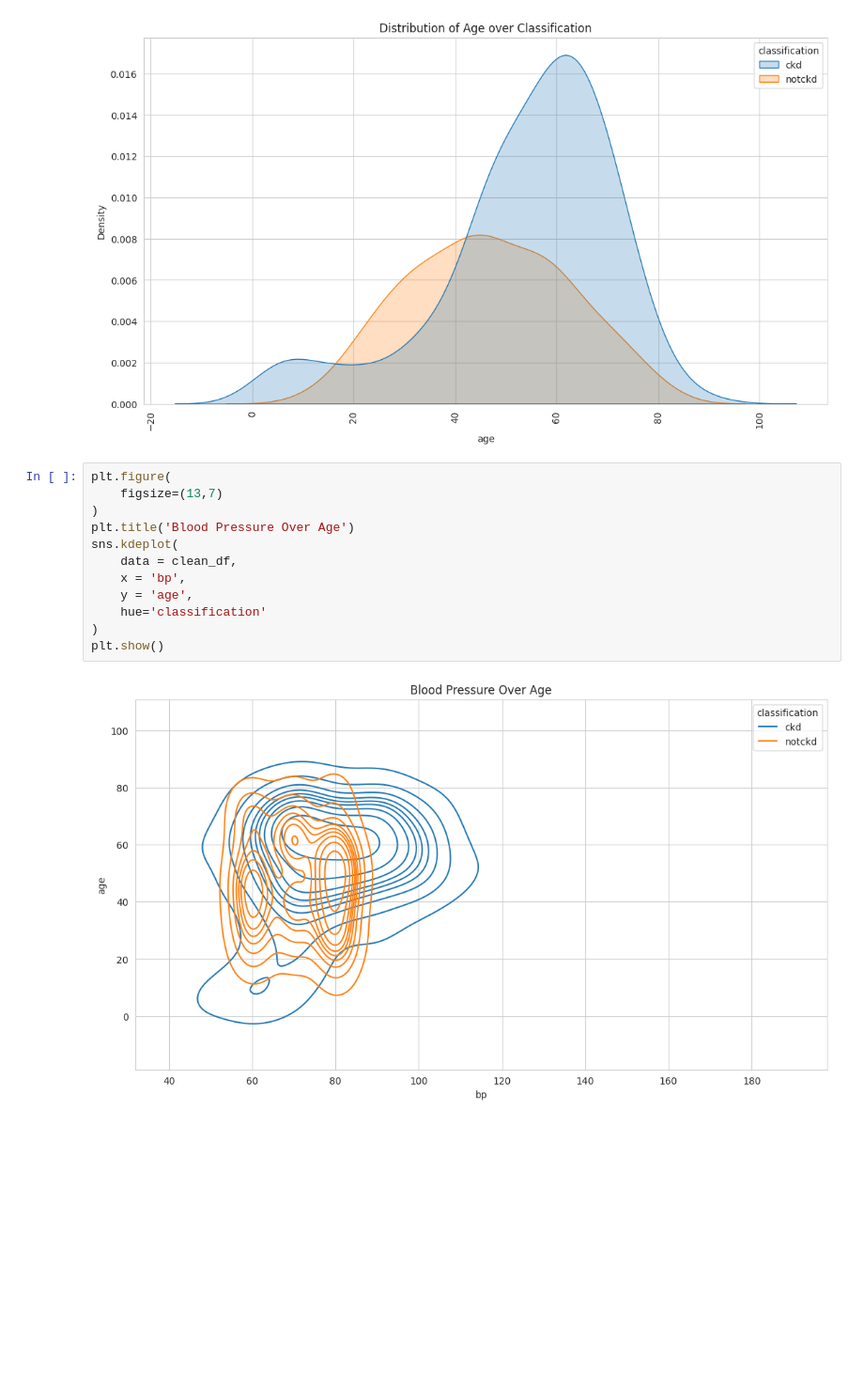
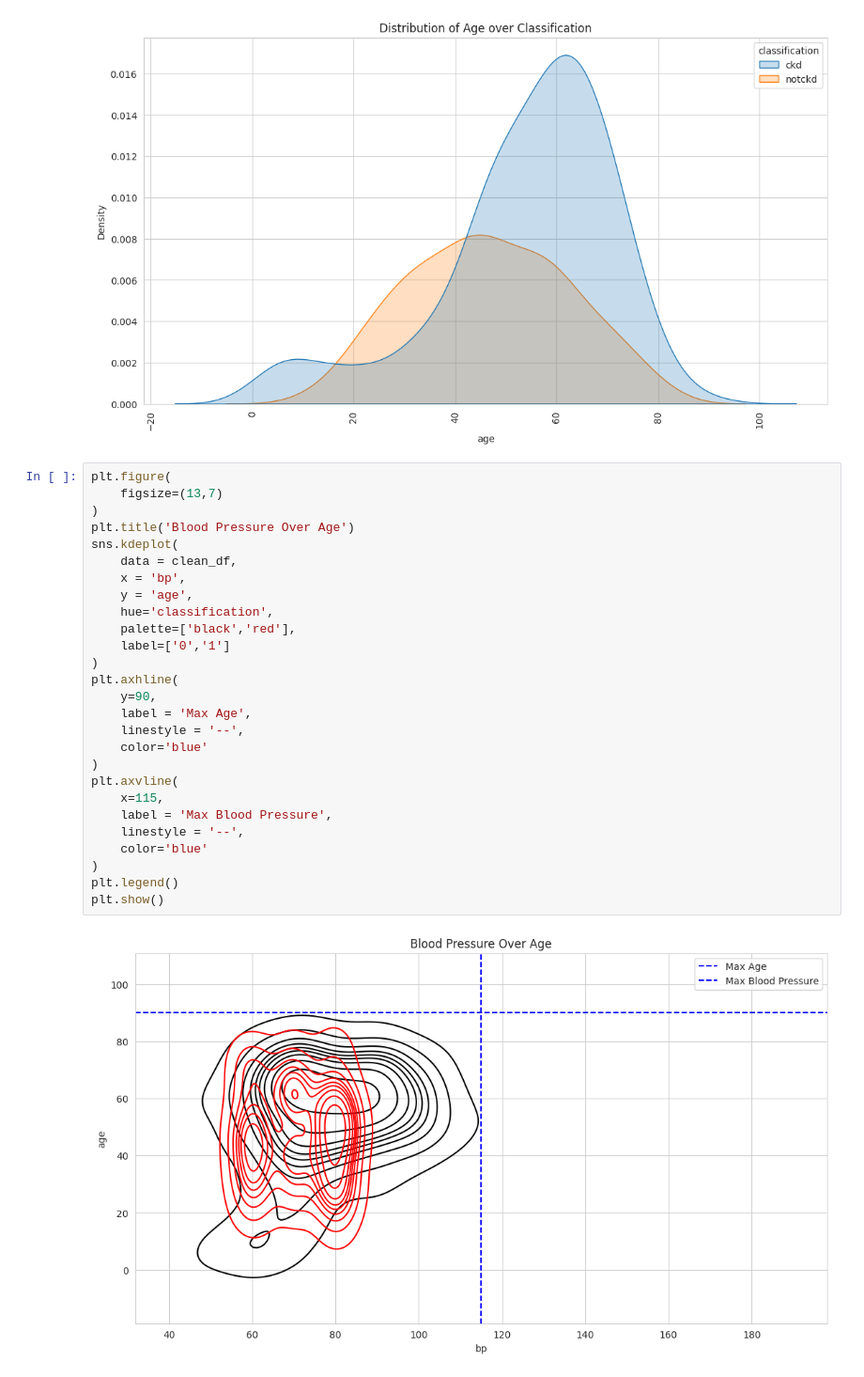
Before and after one commit to junaidulhassan/My-All-Kaggle-Jupyter-Notebooks, a Jupyter notebook: Chronic-Kidney-Disease-Detection/notebook.ipynb, the cells around one changed output. Shown: that part at 94% size. Drawn from its saved outputs; the diff is of its cells as text; blank space fills up the shorter version.

```diff
--- a/Chronic-Kidney-Disease-Detection/notebook.ipynb
+++ b/Chronic-Kidney-Disease-Detection/notebook.ipynb
@@ -378,14 +378,29 @@ plt.xticks(rotation = 90);
 # %%
 plt.figure(
     figsize=(13,7)
 )
 plt.title('Blood Pressure Over Age')
 sns.kdeplot(
     data = clean_df,
     x = 'bp',
     y = 'age',
-    hue='classification'
+    hue='classification',
+    palette=['black','red'],
+    label=['0','1']
 )
+plt.axhline(
+    y=90,
+    label = 'Max Age',
+    linestyle = '--',
+    color='blue'
+)
+plt.axvline(
+    x=115,
+    label = 'Max Blood Pressure',
+    linestyle = '--',
+    color='blue'
+)
+plt.legend()
 plt.show()
 # %% [output]
-[figure, old version]
+[figure, new version]
```
